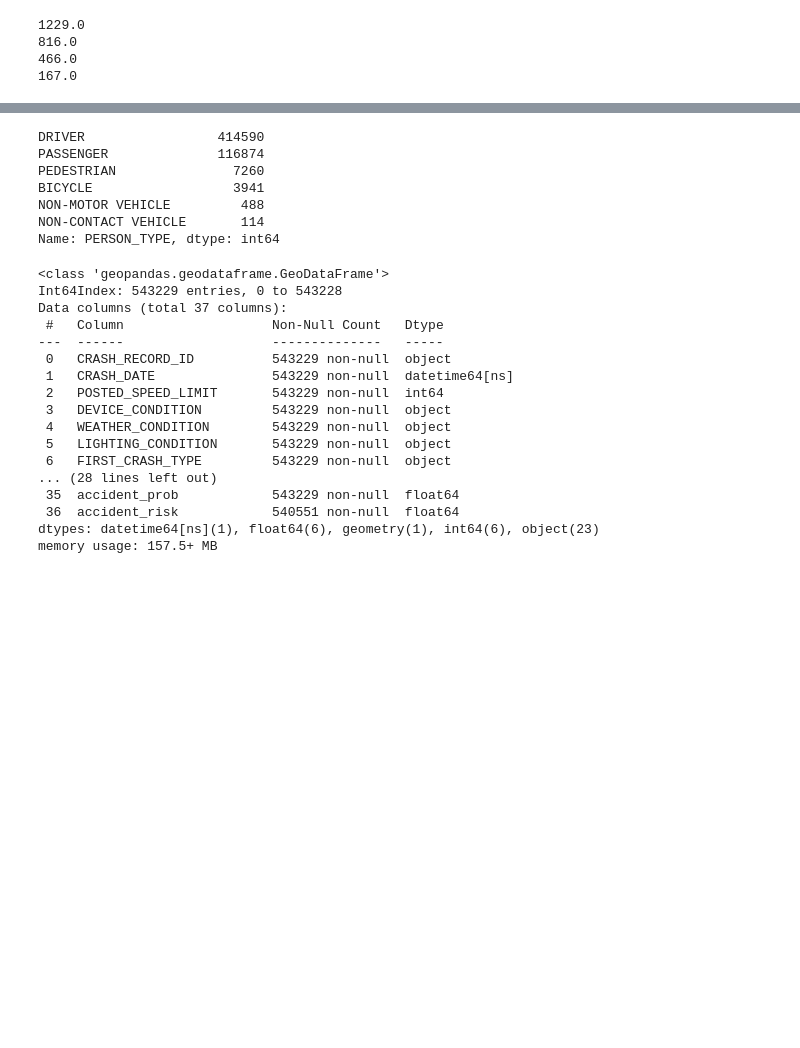
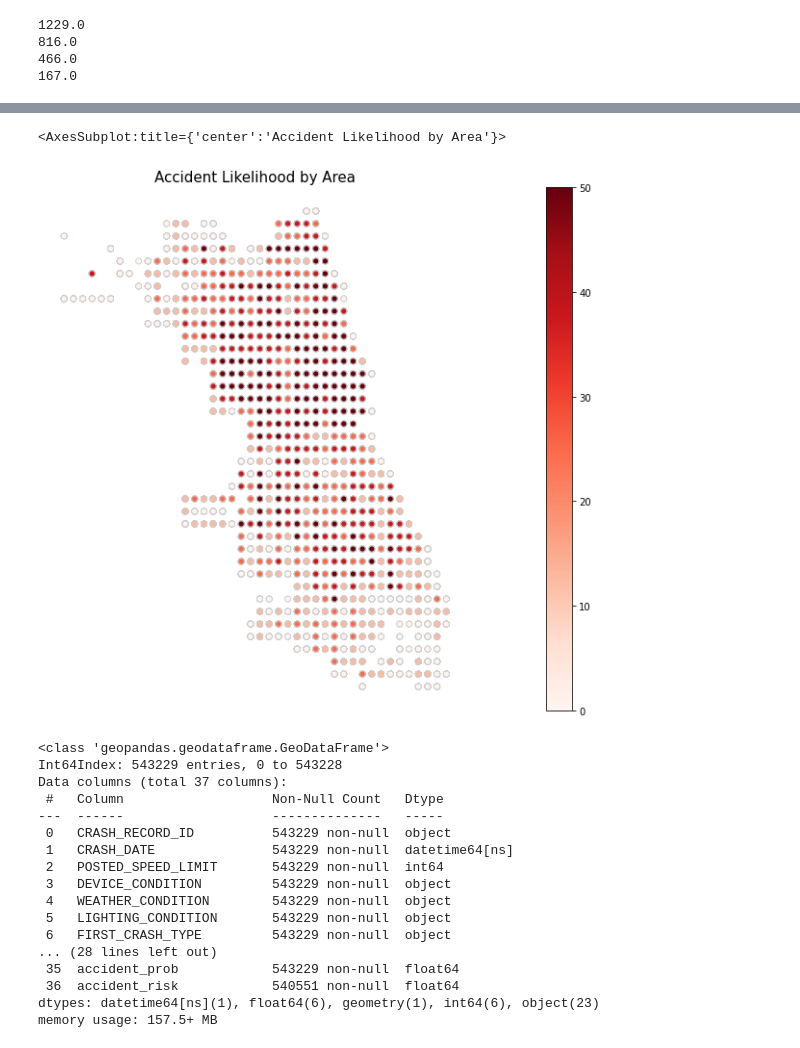
Before and after one commit to raylinsoriano/Project_3_Classification, a Jupyter notebook: lorela_nb.ipynb, the cells around one changed output, grey strips where cells are left out. Cells and saved outputs as stored; diff of their text form; code cells hidden in the pictures; blank space fills up the shorter version.

Commit message:
udpates to models, graphs for slides, and feature eng

```diff
--- a/lorela_nb.ipynb
+++ b/lorela_nb.ipynb
@@ -457,0 +483,3 @@ print(geo_bin['accident_count'].quantile(.2) )
+# %%
+df_map = geo_df.merge(geo_bin, how = 'left', on = ['lonbin','latbin'])
+geo_bin
@@ -487,13 +512,26 @@ geo_df
-# %%
-df['PERSON_TYPE'].value_counts()
-# %% [output]
-DRIVER                 414590
-PASSENGER              116874
-PEDESTRIAN               7260
-BICYCLE                  3941
-NON-MOTOR VEHICLE         488
-NON-CONTACT VEHICLE       114
-Name: PERSON_TYPE, dtype: int64
+# %%
+# set the value column that will be visualised
+variable = 'accident_risk'
+# set the range for the choropleth values
+vmin, vmax = 0, 50
+# create figure and axes for Matplotlib
+fig, ax = plt.subplots(1, figsize=(30, 10))
+# remove the axis
+ax.axis('off')
+# add a title and annotation
+ax.set_title('Accident Likelihood by Area', fontdict={'fontsize': '15', 'fontweight' : '3'})
+
+# Create colorbar legend
+sm = plt.cm.ScalarMappable(cmap='Reds', norm=plt.Normalize(vmin=vmin, vmax=vmax))
+# empty array for the data range
+sm.set_array([]) # or alternatively sm._A = []. Not sure why this step is necessary, but many recommends it
+# add the colorbar to the figure
+fig.colorbar(sm)
+# create map
+df_map.plot(column=variable, cmap='Reds', linewidth=0.8, ax=ax, edgecolor='0.8')
+# %% [output]
+<AxesSubplot:title={'center':'Accident Likelihood by Area'}>
+[figure, added]
 # %%
 df = geo_df.merge(geo_bin, how = 'left', on = ['lonbin','latbin'])
 df.info()
```
Also changed, not shown: parts of 53 cells of this notebook.
